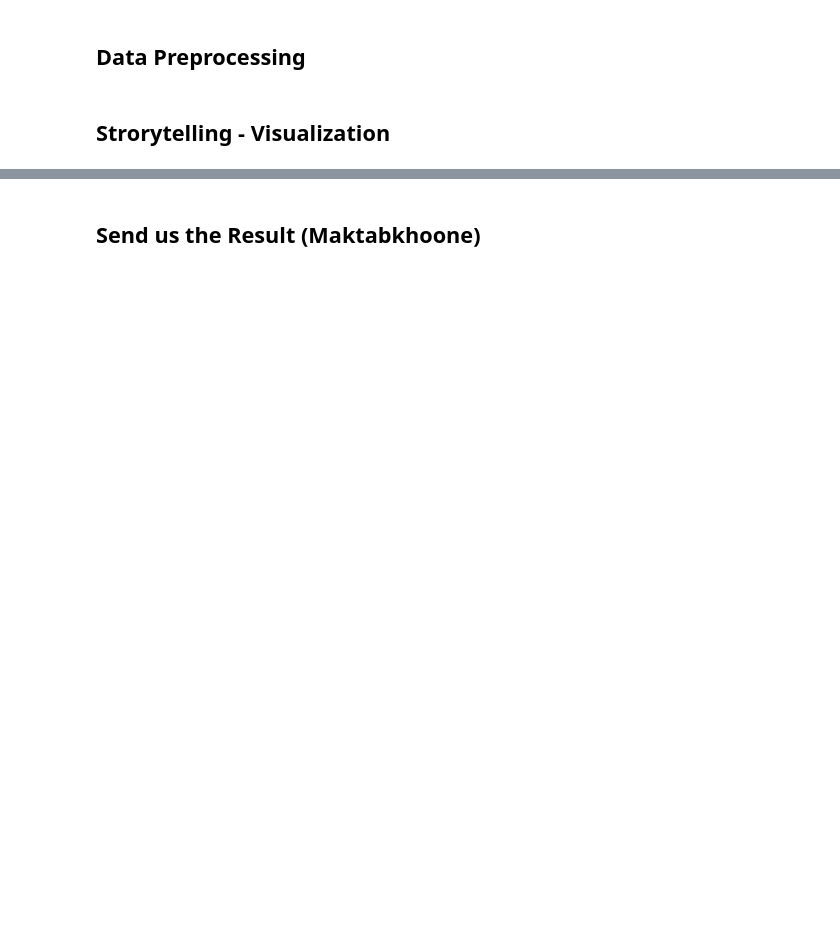
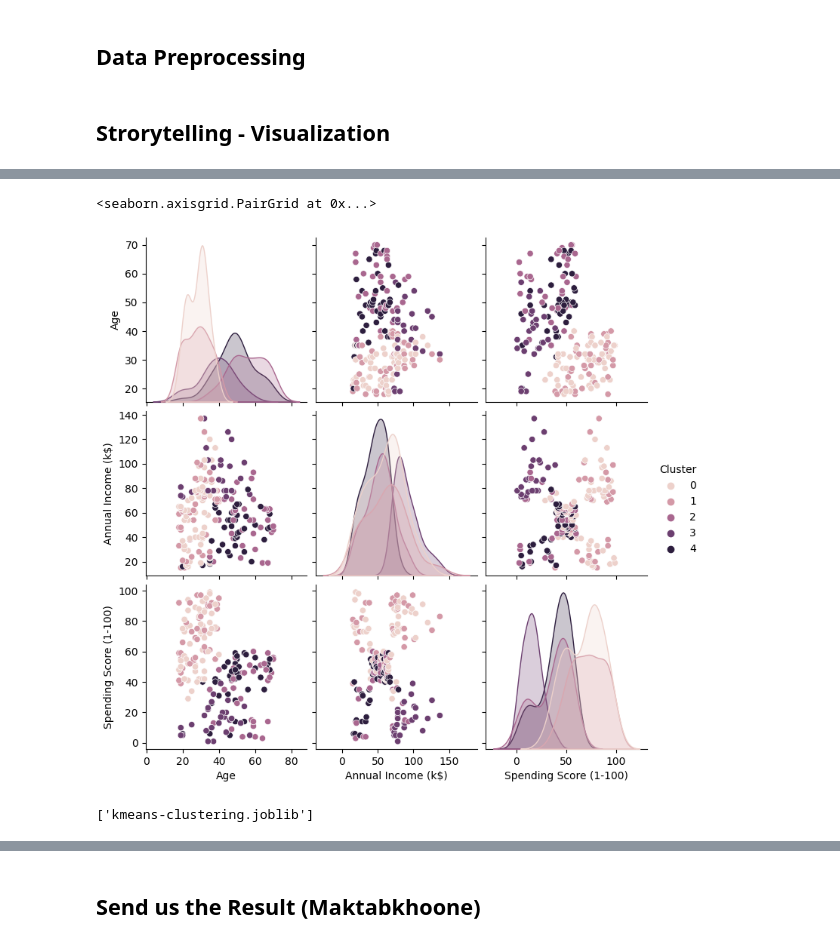
Before and after one commit to sgolestanian/market-basket-clustering, a Jupyter notebook: Mini Project 4.ipynb, the cells around one changed output, grey strips where cells are left out. Cells and saved outputs as stored; diff of their text form; code cells hidden in the pictures; blank space fills up the shorter version.

```diff
--- a/Mini Project 4.ipynb
+++ b/Mini Project 4.ipynb
@@ -21,0 +84,7 @@
+# %%
+from sklearn.preprocessing import LabelEncoder
+
+gender_enc = LabelEncoder()
+
+data_train['Gender'] = gender_enc.fit_transform(data_train['Gender'])
+data_train.head()
@@ -21,0 +98,17 @@
+# %%
+from sklearn.preprocessing import StandardScaler
+
+X = data_train.values
+
+sc = StandardScaler()
+
+X = sc.fit_transform(X)
+# %%
+from sklearn.cluster import KMeans, DBSCAN
+
+clusterer = KMeans(n_clusters=5)
+
+y = clusterer.fit_predict(X)
+# %%
+result = data.merge(pd.DataFrame({'CustomerID':data['CustomerID'], 'Cluster':y})).drop(columns=['CustomerID'])
+result
@@ -21,0 +139,11 @@
+# %%
+sns.pairplot(result, hue='Cluster')
+# %% [output]
+<seaborn.axisgrid.PairGrid at 0x...>
+[figure, added]
+# %%
+import joblib
+
+joblib.dump(clusterer, 'kmeans-clustering.joblib')
+# %% [output]
+['kmeans-clustering.joblib']
```
Also changed, not shown: parts of 18 cells of this notebook, 2 other files.
